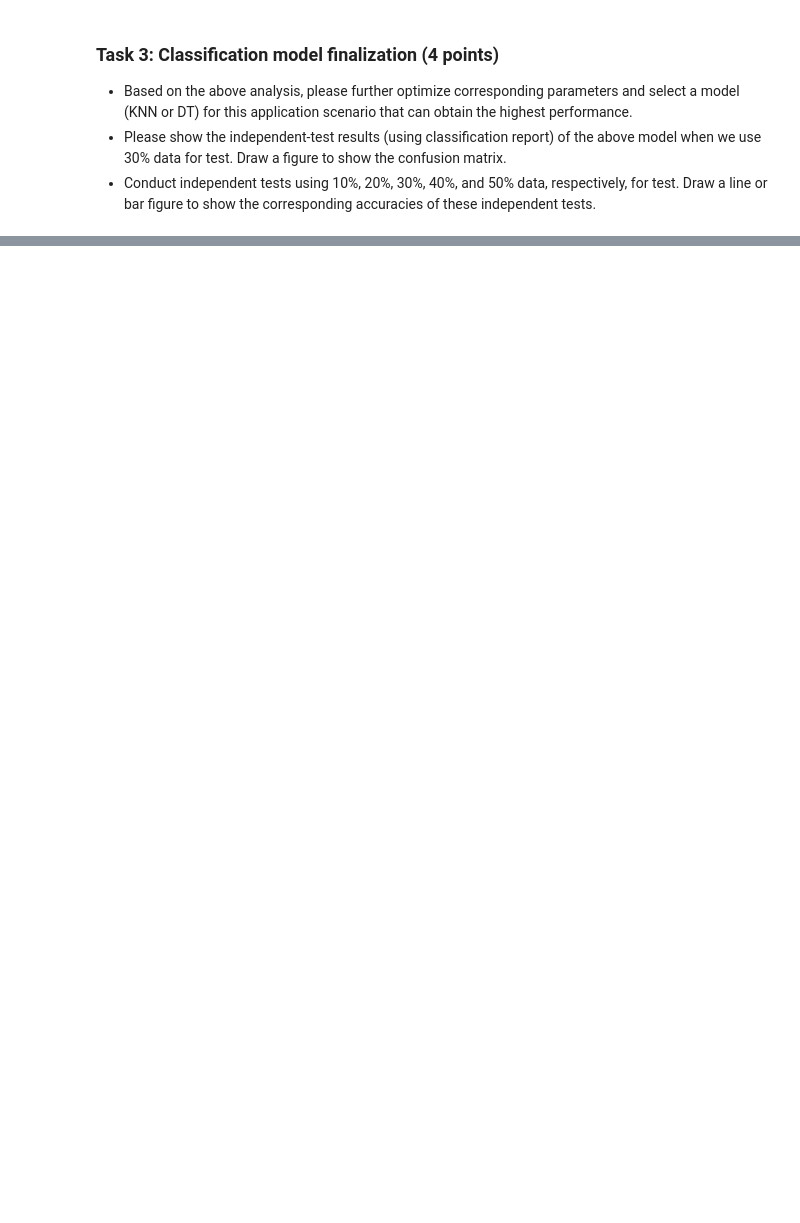
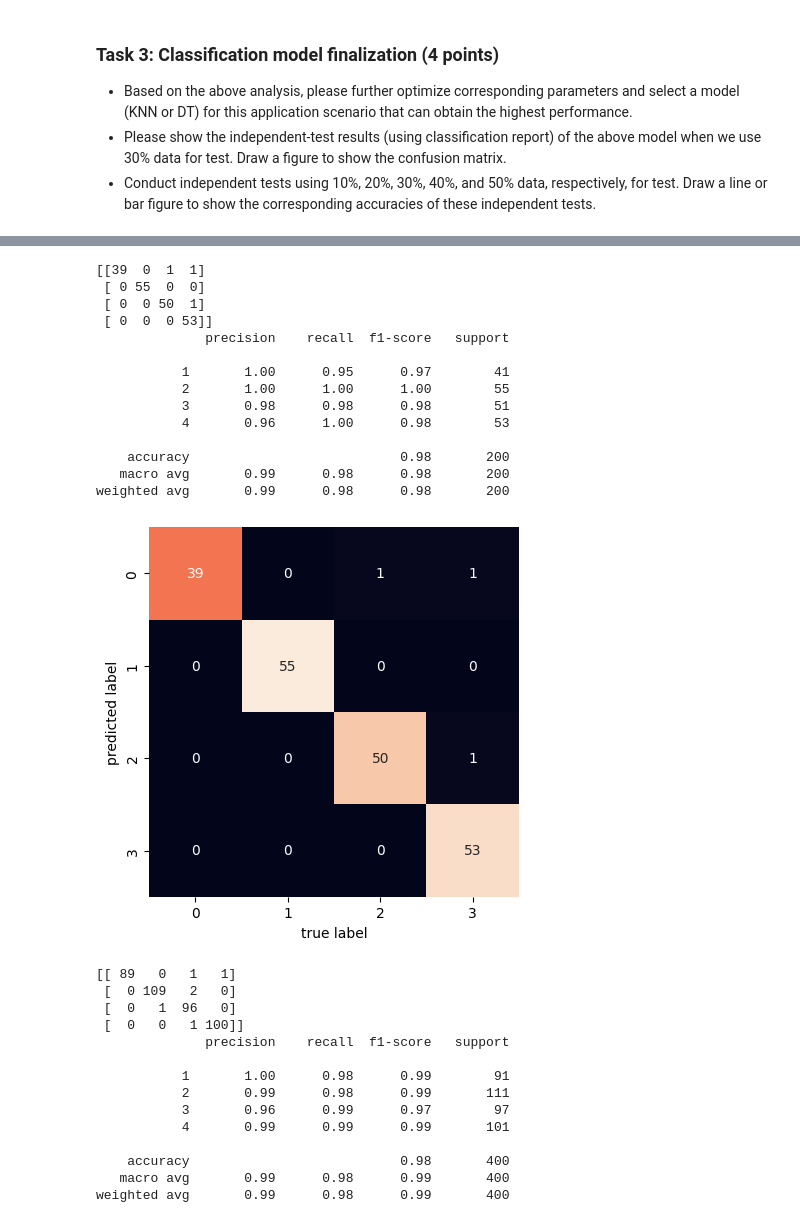
Before and after one commit to cbarbes1/COSC311, a Jupyter notebook: Project1/project1.ipynb, the cells around one changed output, grey strips where cells are left out. Drawn from its saved outputs; the diff is of its cells as text; code cells hidden in the pictures; blank space fills up the shorter version.

```diff
--- a/Project1/project1.ipynb
+++ b/Project1/project1.ipynb
@@ -357,0 +360,50 @@ weighted avg       0.99      0.99      0.99       400
+# %%
+accuracies = []
+for i in np.arange(0.1, 0.60, 0.10):
+    # split training and test set
+    X_train, X_test, y_train, y_test = train_test_split(X, y, test_size=i)
+    # KNN classification
+
+    knn = KNeighborsClassifier(n_neighbors=4, weights='distance')
+    knn.fit(X_train, y_train)
+
+    y_predict = knn.predict(X_test)
+
+    conf_mat = confusion_matrix(y_test, y_predict)
+    print(conf_mat)
+    print(classification_report(y_test, y_predict))
+    accuracies.append(knn.score(X_test, y_test))
+    sns.heatmap(conf_mat, square=True, annot=True, fmt='d', cbar=False)
+    plt.xlabel('true label')
+    plt.ylabel('predicted label')
+    plt.show()
+# %% [output]
+[[39  0  1  1]
+ [ 0 55  0  0]
+ [ 0  0 50  1]
+ [ 0  0  0 53]]
+              precision    recall  f1-score   support
+
+           1       1.00      0.95      0.97        41
+           2       1.00      1.00      1.00        55
+           3       0.98      0.98      0.98        51
+           4       0.96      1.00      0.98        53
+
+    accuracy                           0.98       200
+   macro avg       0.99      0.98      0.98       200
+weighted avg       0.99      0.98      0.98       200
+[figure, added]
+[[ 89   0   1   1]
+ [  0 109   2   0]
+ [  0   1  96   0]
+ [  0   0   1 100]]
+              precision    recall  f1-score   support
+
+           1       1.00      0.98      0.99        91
+           2       0.99      0.98      0.99       111
+           3       0.96      0.99      0.97        97
+           4       0.99      0.99      0.99       101
+
+    accuracy                           0.98       400
+   macro avg       0.99      0.98      0.99       400
+weighted avg       0.99      0.98      0.99       400
```
Also changed, not shown: parts of 16 cells of this notebook, 1 other file.
